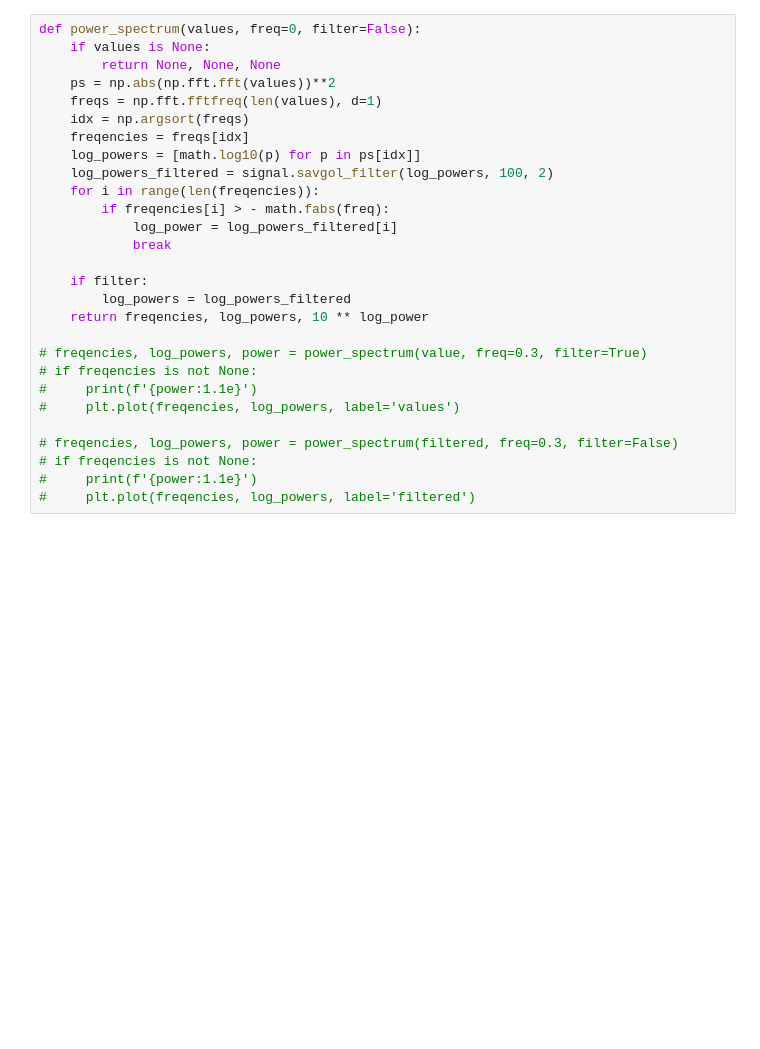
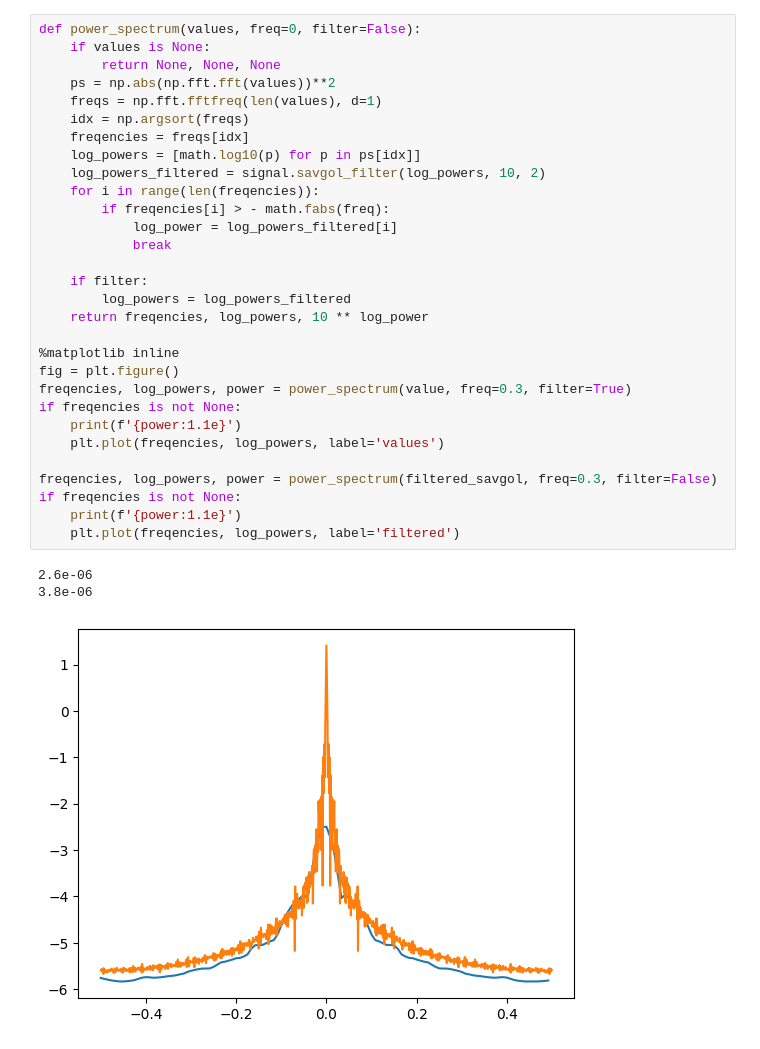
Before and after one commit to stefanzarembinski/szx81, a Jupyter notebook: src/methodes.ipynb, the cells around one changed output. Saved outputs shown, nothing was run; the diff lists cells and outputs as text; blank space fills up the shorter version.

```diff
--- a/src/methodes.ipynb
+++ b/src/methodes.ipynb
@@ -66,30 +80,36 @@ plt.show()
 # %%
 def power_spectrum(values, freq=0, filter=False):
     if values is None:
         return None, None, None
     ps = np.abs(np.fft.fft(values))**2
     freqs = np.fft.fftfreq(len(values), d=1)
     idx = np.argsort(freqs)
     freqencies = freqs[idx]
     log_powers = [math.log10(p) for p in ps[idx]]
-    log_powers_filtered = signal.savgol_filter(log_powers, 100, 2)
+    log_powers_filtered = signal.savgol_filter(log_powers, 10, 2)
     for i in range(len(freqencies)):
         if freqencies[i] > - math.fabs(freq):
             log_power = log_powers_filtered[i]
             break
 
     if filter:
         log_powers = log_powers_filtered
     return freqencies, log_powers, 10 ** log_power
 
-# freqencies, log_powers, power = power_spectrum(value, freq=0.3, filter=True)
-# if freqencies is not None:
-#     print(f'{power:1.1e}')
-#     plt.plot(freqencies, log_powers, label='values')
+%matplotlib inline
+fig = plt.figure()
+freqencies, log_powers, power = power_spectrum(value, freq=0.3, filter=True)
+if freqencies is not None:
+    print(f'{power:1.1e}')
+    plt.plot(freqencies, log_powers, label='values')
 
-# freqencies, log_powers, power = power_spectrum(filtered, freq=0.3, filter=False)
-# if freqencies is not None:
-#     print(f'{power:1.1e}')
-#     plt.plot(freqencies, log_powers, label='filtered')
+freqencies, log_powers, power = power_spectrum(filtered_savgol, freq=0.3, filter=False)
+if freqencies is not None:
+    print(f'{power:1.1e}')
+    plt.plot(freqencies, log_powers, label='filtered')
+# %% [output]
+2.6e-06
+3.8e-06
+[figure, added]
 # %%
 NUMDER_PIECES = 10
```
Also changed, not shown: parts of 15 cells of this notebook, 4 other files.
